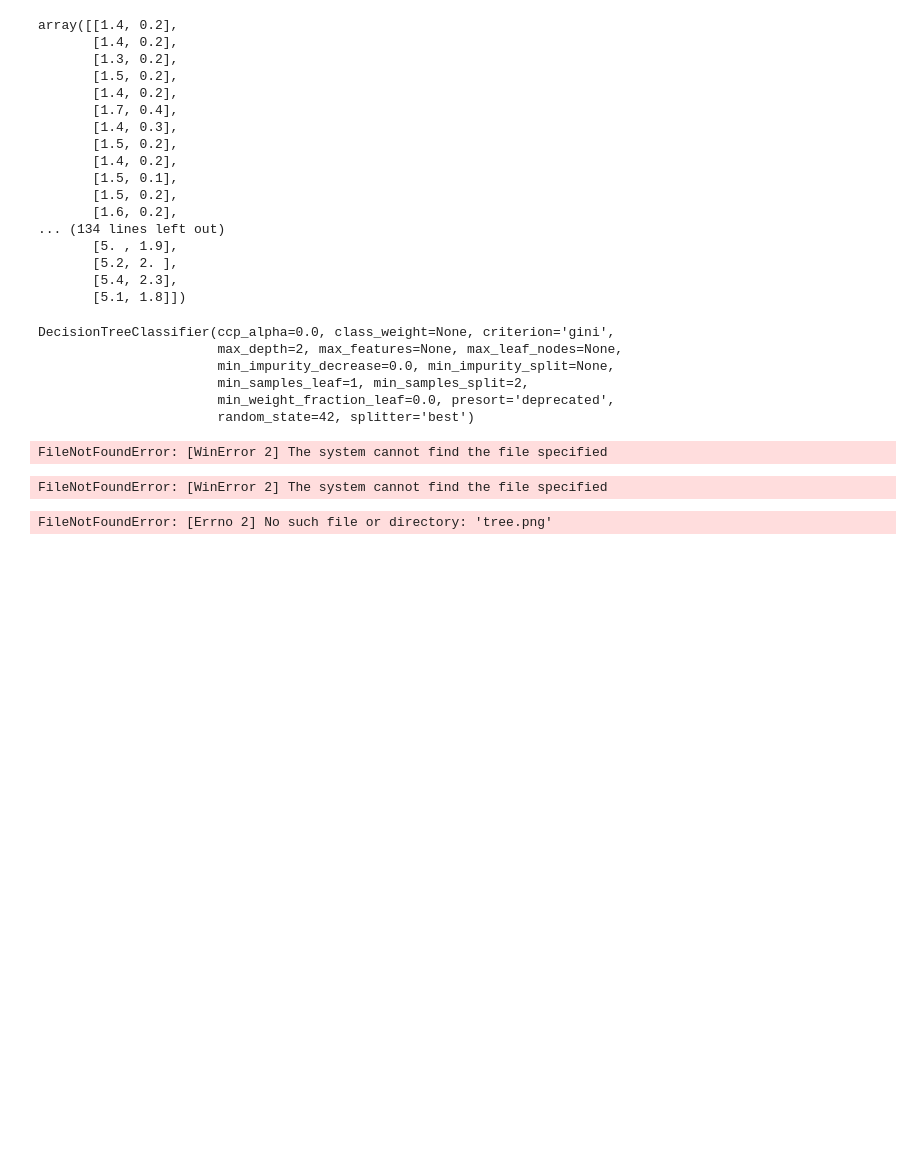
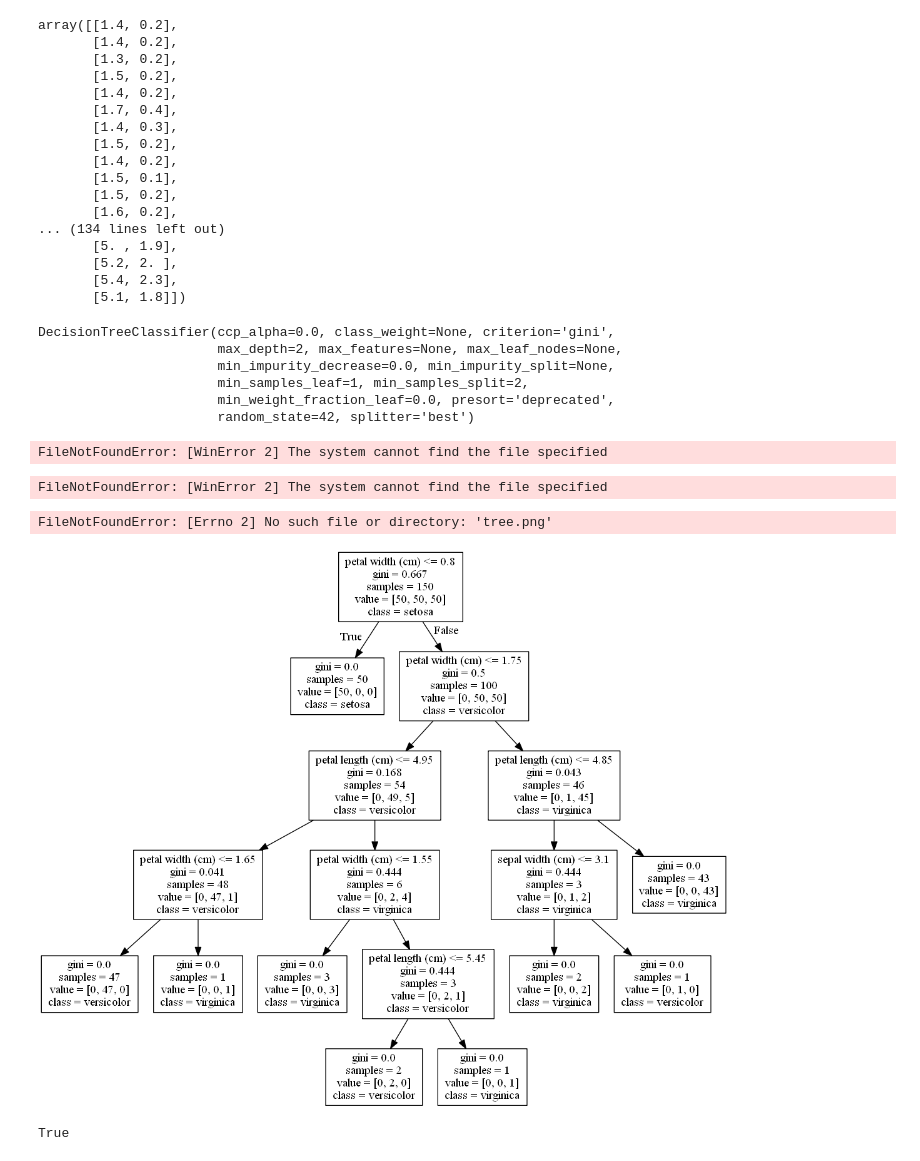
Before and after one commit to EKHTEAR/CSE445-Machine-Learning-AzK-, a Jupyter notebook: Irish_Dataset_Project/Decision_Tree(Trying To Learn).ipynb, the cells around one changed output. Cells and saved outputs as stored; diff of their text form; code cells hidden in the pictures; blank space fills up the shorter version.

```diff
--- a/Irish_Dataset_Project/Decision_Tree(Trying To Learn).ipynb
+++ b/Irish_Dataset_Project/Decision_Tree(Trying To Learn).ipynb
@@ -125,3 +125,19 @@ y = iris.target
 clf = DecisionTreeClassifier(random_state=0)
 
 model = clf.fit(X, y)
+# %%
+dot_data = tree.export_graphviz(clf, out_file=None,
+                                feature_names=iris.feature_names,
+                                class_names=iris.target_names)
+
+graph = pydotplus.graph_from_dot_data(dot_data)
+
+Image(graph.create_png())
+# %% [output]
+[figure, added]
+# %%
+graph.write_pdf("iris.pdf")
+
+graph.write_png("iris.png")
+# %% [output]
+True
```
